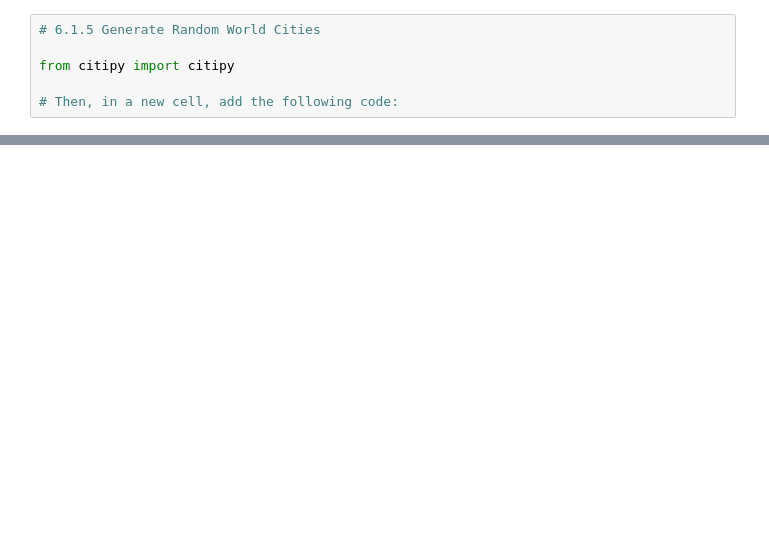
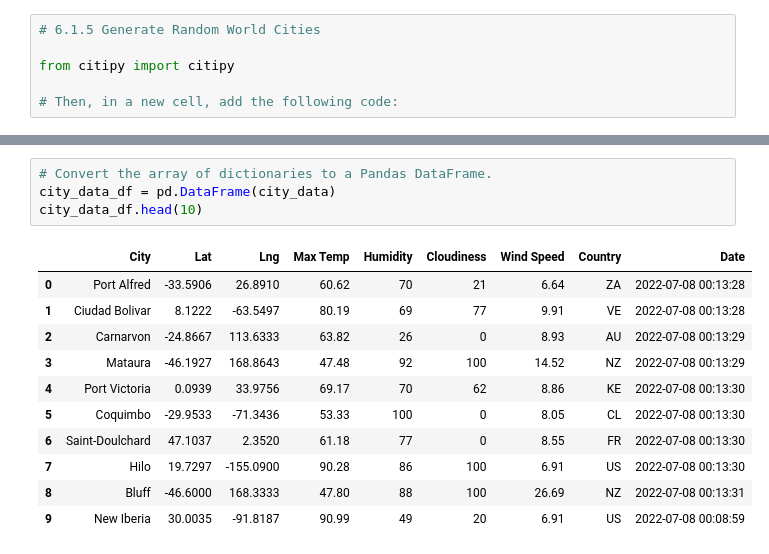
Before and after one commit to shanl5/World_Weather_Analysis, a Jupyter notebook: WeatherPy.ipynb, the cells around one changed output, grey strips where cells are left out. Drawn from its saved outputs; the diff is of its cells as text; blank space fills up the shorter version.

```diff
--- a/WeatherPy.ipynb
+++ b/WeatherPy.ipynb
@@ -69,0 +391,16 @@ len(cities)
+# %%
+# Convert the array of dictionaries to a Pandas DataFrame.
+city_data_df = pd.DataFrame(city_data)
+city_data_df.head(10)
+# %% [output]
+|  | City | Lat | Lng | Max Temp | Humidity | Cloudiness | Wind Speed | Country | Date |
+| 0 | Port Alfred | -33.5906 | 26.8910 | 60.62 | 70 | 21 | 6.64 | ZA | 2022-07-08 00:13:28 |
+| 1 | Ciudad Bolivar | 8.1222 | -63.5497 | 80.19 | 69 | 77 | 9.91 | VE | 2022-07-08 00:13:28 |
+| 2 | Carnarvon | -24.8667 | 113.6333 | 63.82 | 26 | 0 | 8.93 | AU | 2022-07-08 00:13:29 |
+| 3 | Mataura | -46.1927 | 168.8643 | 47.48 | 92 | 100 | 14.52 | NZ | 2022-07-08 00:13:29 |
+| 4 | Port Victoria | 0.0939 | 33.9756 | 69.17 | 70 | 62 | 8.86 | KE | 2022-07-08 00:13:30 |
+| 5 | Coquimbo | -29.9533 | -71.3436 | 53.33 | 100 | 0 | 8.05 | CL | 2022-07-08 00:13:30 |
+| 6 | Saint-Doulchard | 47.1037 | 2.3520 | 61.18 | 77 | 0 | 8.55 | FR | 2022-07-08 00:13:30 |
+| 7 | Hilo | 19.7297 | -155.0900 | 90.28 | 86 | 100 | 6.91 | US | 2022-07-08 00:13:30 |
+| 8 | Bluff | -46.6000 | 168.3333 | 47.80 | 88 | 100 | 26.69 | NZ | 2022-07-08 00:13:31 |
+| 9 | New Iberia | 30.0035 | -91.8187 | 90.99 | 49 | 20 | 6.91 | US | 2022-07-08 00:08:59 |
```
Also changed, not shown: parts of 18 cells of this notebook.
